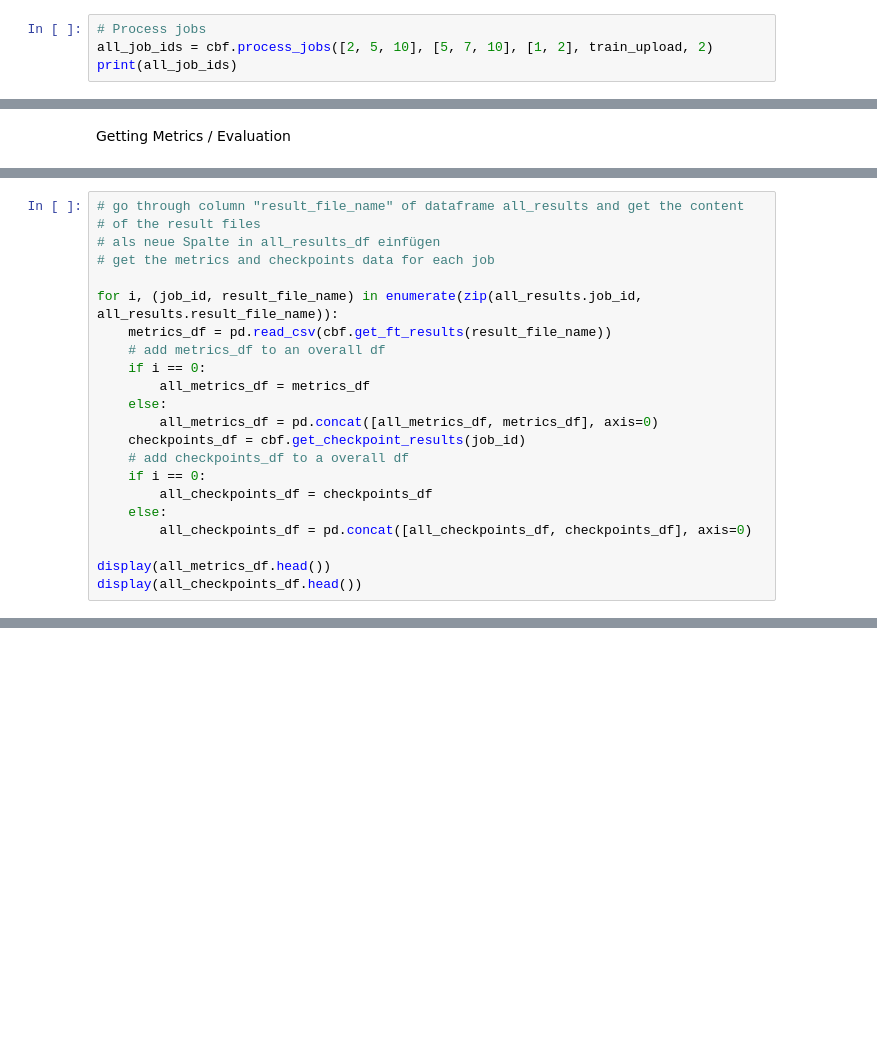
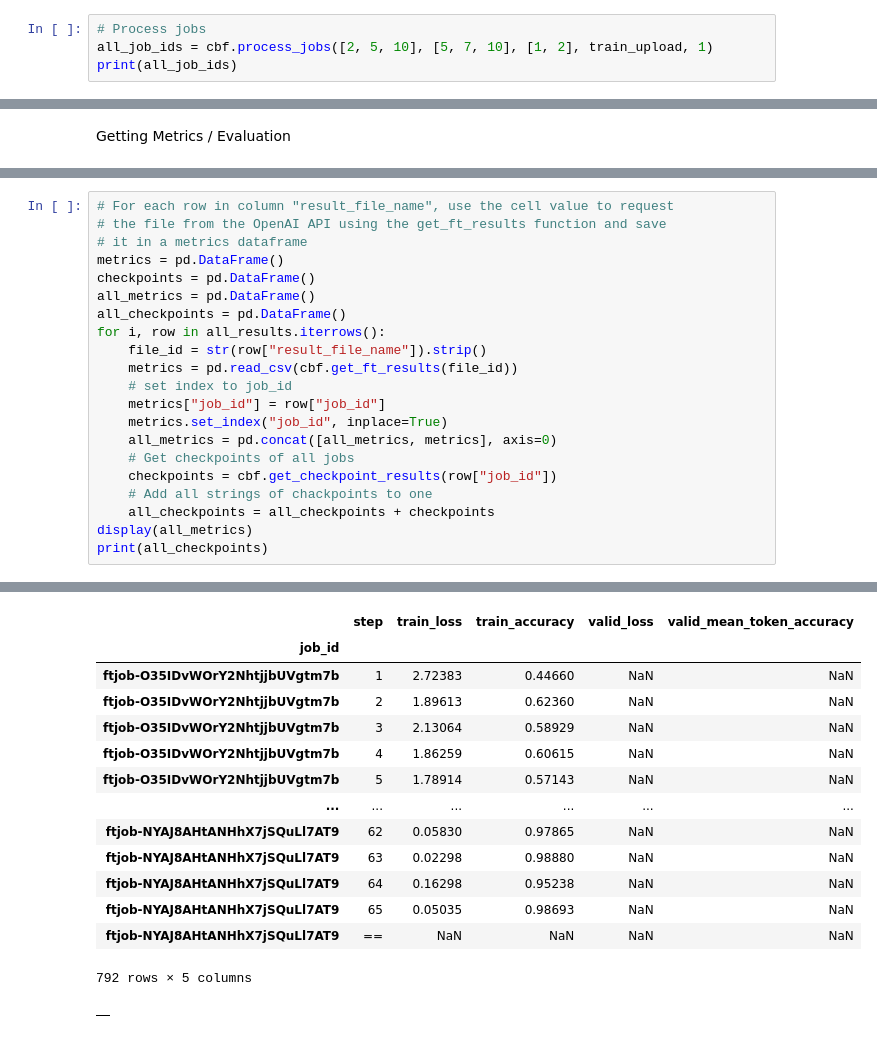
Before and after one commit to izu457/Thesis_Finetuning_GPT3.5_Political_Stance, a Jupyter notebook: Fine-Tuning Generation.ipynb, the cells around one changed output, grey strips where cells are left out. Saved outputs shown, nothing was run; the diff lists cells and outputs as text; blank space fills up the shorter version.

```diff
--- a/Fine-Tuning Generation.ipynb
+++ b/Fine-Tuning Generation.ipynb
@@ -150,5 +154,5 @@ FineTuningJob(id='ftjob-BnUPm66GFpZ6JgBlboaJX7dp', created_at=1722085202, error=
 # %%
 # Process jobs
-all_job_ids = cbf.process_jobs([2, 5, 10], [5, 7, 10], [1, 2], train_upload, 2)
+all_job_ids = cbf.process_jobs([2, 5, 10], [5, 7, 10], [1, 2], train_upload, 1)
 print(all_job_ids)
 # %% [output]
@@ -261,22 +217,0 @@ ERROR:cookbook_function:HTTP error occurred: 404 Client Error: Not Found for url
-# %%
-# go through column "result_file_name" of dataframe all_results and get the content
-# of the result files
-# als neue Spalte in all_results_df einfügen
-# get the metrics and checkpoints data for each job
-
-for i, (job_id, result_file_name) in enumerate(zip(all_results.job_id, all_results.result_file_name)):
-    metrics_df = pd.read_csv(cbf.get_ft_results(result_file_name))
-    # add metrics_df to an overall df
-    if i == 0:
-        all_metrics_df = metrics_df
-    else:
-        all_metrics_df = pd.concat([all_metrics_df, metrics_df], axis=0)
-    checkpoints_df = cbf.get_checkpoint_results(job_id)
-    # add checkpoints_df to a overall df
-    if i == 0:
-        all_checkpoints_df = checkpoints_df
-    else:
-        all_checkpoints_df = pd.concat([all_checkpoints_df, checkpoints_df], axis=0)
-
-display(all_metrics_df.head())
-display(all_checkpoints_df.head())
@@ -284,0 +231,22 @@ TypeError: string indices must be integers, not 'str'
+# %%
+# For each row in column "result_file_name", use the cell value to request
+# the file from the OpenAI API using the get_ft_results function and save
+# it in a metrics dataframe
+metrics = pd.DataFrame()
+checkpoints = pd.DataFrame()
+all_metrics = pd.DataFrame()
+all_checkpoints = pd.DataFrame()
+for i, row in all_results.iterrows():
+    file_id = str(row["result_file_name"]).strip()
+    metrics = pd.read_csv(cbf.get_ft_results(file_id))
+    # set index to job_id
+    metrics["job_id"] = row["job_id"]
+    metrics.set_index("job_id", inplace=True)
+    all_metrics = pd.concat([all_metrics, metrics], axis=0)
+    # Get checkpoints of all jobs
+    checkpoints = cbf.get_checkpoint_results(row["job_id"])
+    # Add all strings of chackpoints to one
+    all_checkpoints = all_checkpoints + checkpoints
+display(all_metrics)
+print(all_checkpoints)
+# %% [output]
@@ -284,0 +270,15 @@ TypeError: string indices must be integers, not 'str'
+|  | step | train_loss | train_accuracy | valid_loss | valid_mean_token_accuracy |
+| job_id |  |  |  |  |  |
+| ftjob-O35IDvWOrY2NhtjjbUVgtm7b | 1 | 2.72383 | 0.44660 | NaN | NaN |
+| ftjob-O35IDvWOrY2NhtjjbUVgtm7b | 2 | 1.89613 | 0.62360 | NaN | NaN |
+| ftjob-O35IDvWOrY2NhtjjbUVgtm7b | 3 | 2.13064 | 0.58929 | NaN | NaN |
+| ftjob-O35IDvWOrY2NhtjjbUVgtm7b | 4 | 1.86259 | 0.60615 | NaN | NaN |
+| ftjob-O35IDvWOrY2NhtjjbUVgtm7b | 5 | 1.78914 | 0.57143 | NaN | NaN |
+| ... | ... | ... | ... | ... | ... |
+| ftjob-NYAJ8AHtANHhX7jSQuLl7AT9 | 62 | 0.05830 | 0.97865 | NaN | NaN |
+| ftjob-NYAJ8AHtANHhX7jSQuLl7AT9 | 63 | 0.02298 | 0.98880 | NaN | NaN |
+| ftjob-NYAJ8AHtANHhX7jSQuLl7AT9 | 64 | 0.16298 | 0.95238 | NaN | NaN |
+| ftjob-NYAJ8AHtANHhX7jSQuLl7AT9 | 65 | 0.05035 | 0.98693 | NaN | NaN |
+| ftjob-NYAJ8AHtANHhX7jSQuLl7AT9 | == | NaN | NaN | NaN | NaN |
+792 rows × 5 columns
+|  |
```
Also changed, not shown: parts of 21 cells of this notebook, 8 other files.
